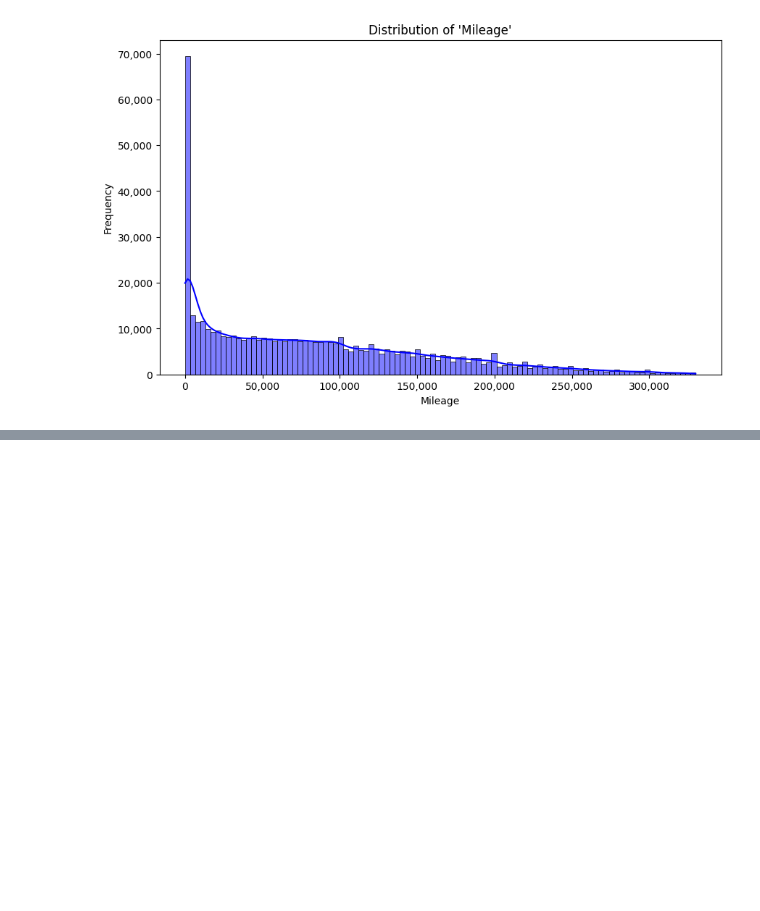
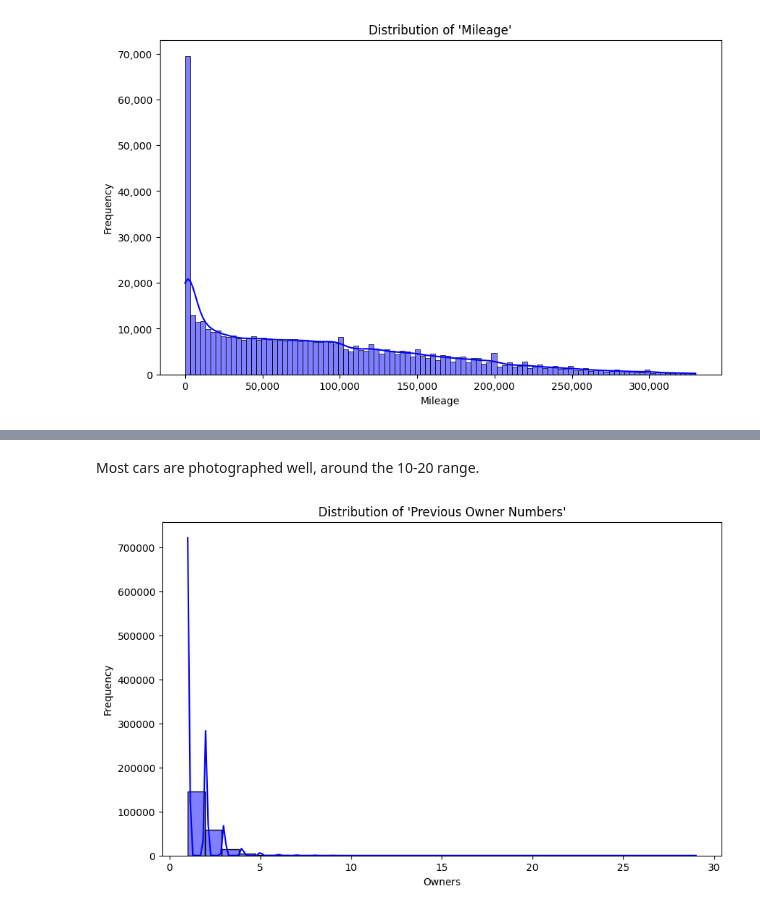
Before and after one commit to dfoddav2/SS25-capstone-project, a Jupyter notebook: exploratory.ipynb, the cells around one changed output, grey strips where cells are left out. Cells and saved outputs as stored; diff of their text form; code cells hidden in the pictures; blank space fills up the shorter version.

```diff
--- a/exploratory.ipynb
+++ b/exploratory.ipynb
@@ -234,0 +289,17 @@ plt.show()
+# %% [markdown]
+Most cars are photographed well, around the 10-20 range.
+# %%
+# Distribution of previous owners
+df_filtered = df[df['previous_owner'] < 30]
+
+# Plot histograms for numerical columns
+plt.figure(figsize=(10, 6))
+sns.histplot(df_filtered['previous_owner'], bins=30, kde=True, color='blue')  # Increased bins to 100
+plt.title("Distribution of 'Previous Owner Numbers'")
+plt.xlabel("Owners")
+plt.ylabel("Frequency")
+plt.gca().xaxis.set_major_formatter(mticker.StrMethodFormatter('{x:,.0f}'))
+plt.gca().yaxis.set_major_formatter(mticker.StrMethodFormatter('{x:,.0f}'))
+plt.show()
+# %% [output]
+[figure, added]
```
Also changed, not shown: parts of 11 cells of this notebook, 32 other files.
